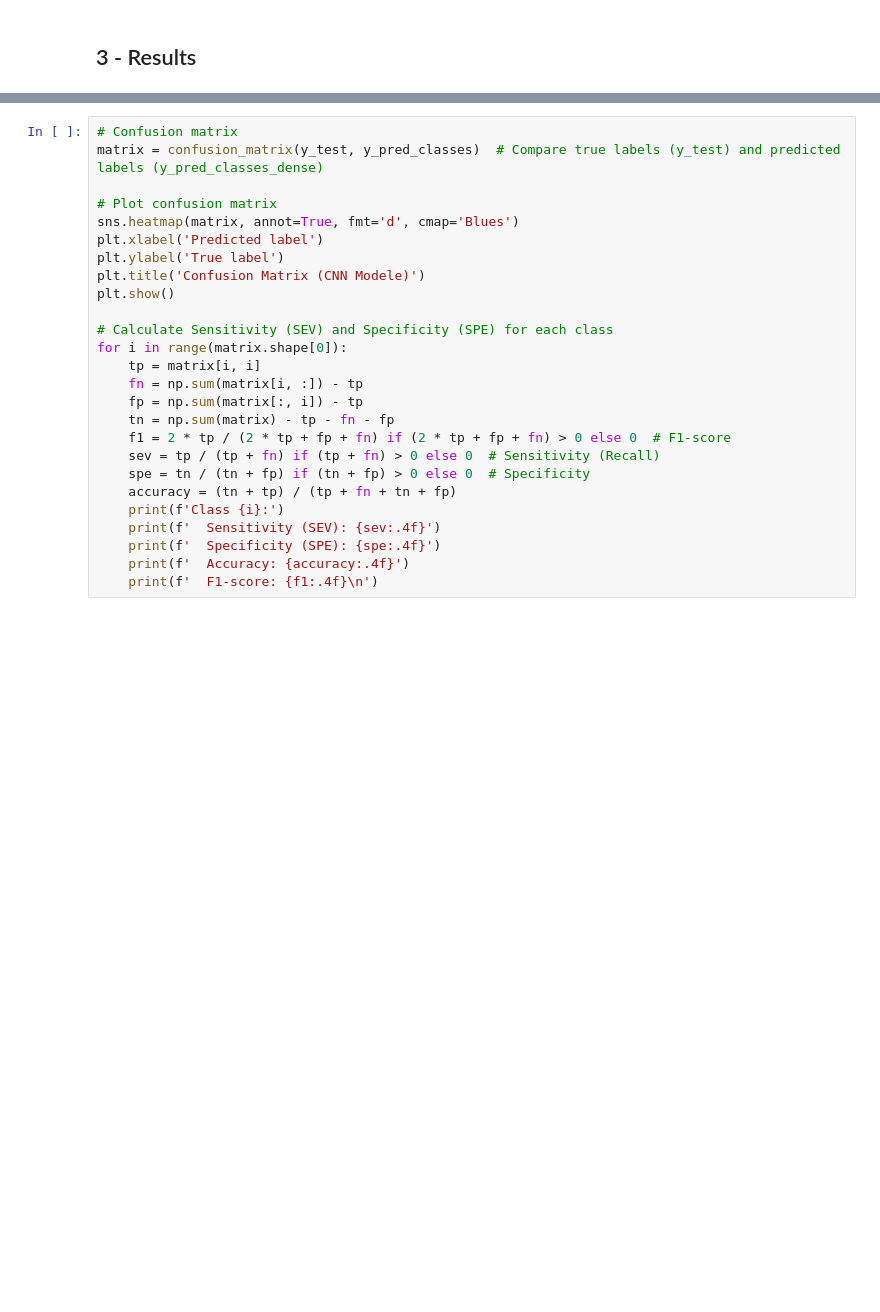
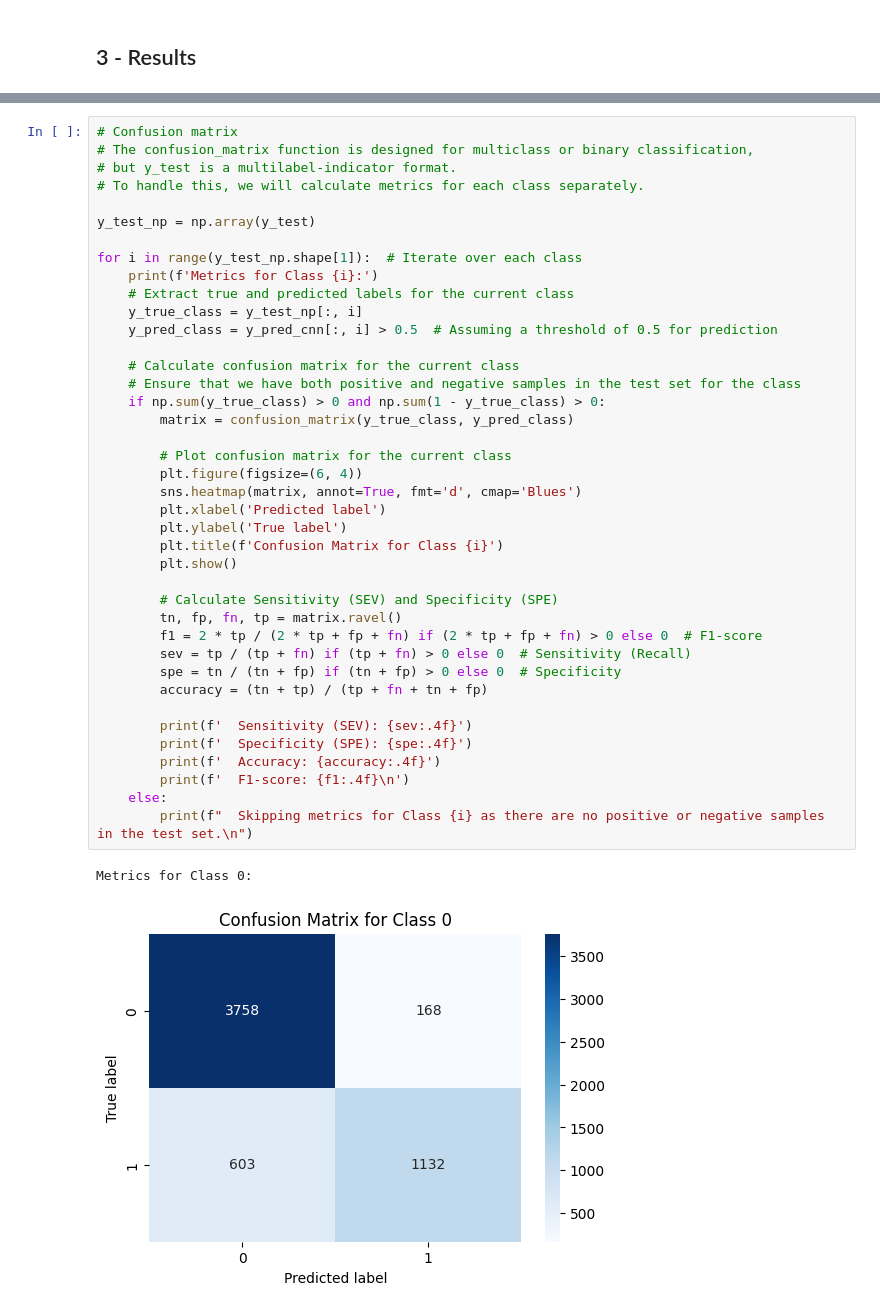
Before and after one commit to HugoBrtn/2-Projets_courts, a Jupyter notebook: Projet2-Deeploc/Deeploc_GRU.ipynb, the cells around one changed output, grey strips where cells are left out. Drawn from its saved outputs; the diff is of its cells as text; blank space fills up the shorter version.

```diff
--- a/Projet2-Deeploc/Deeploc_GRU.ipynb
+++ b/Projet2-Deeploc/Deeploc_GRU.ipynb
@@ -207,26 +235,43 @@ y_pred_classes = np.argmax(y_pred_cnn, axis=1)
 # %%
 # Confusion matrix
-matrix = confusion_matrix(y_test, y_pred_classes)  # Compare true labels (y_test) and predicted labels (y_pred_classes_dense)
+# The confusion_matrix function is designed for multiclass or binary classification,
+# but y_test is a multilabel-indicator format.
+# To handle this, we will calculate metrics for each class separately.
 
-# Plot confusion matrix
-sns.heatmap(matrix, annot=True, fmt='d', cmap='Blues')
-plt.xlabel('Predicted label')
-plt.ylabel('True label')
-plt.title('Confusion Matrix (CNN Modele)')
-plt.show()
+y_test_np = np.array(y_test)
 
-# Calculate Sensitivity (SEV) and Specificity (SPE) for each class
-for i in range(matrix.shape[0]):
-    tp = matrix[i, i]
-    fn = np.sum(matrix[i, :]) - tp
-    fp = np.sum(matrix[:, i]) - tp
-    tn = np.sum(matrix) - tp - fn - fp
-    f1 = 2 * tp / (2 * tp + fp + fn) if (2 * tp + fp + fn) > 0 else 0  # F1-score
-    sev = tp / (tp + fn) if (tp + fn) > 0 else 0  # Sensitivity (Recall)
-    spe = tn / (tn + fp) if (tn + fp) > 0 else 0  # Specificity
-    accuracy = (tn + tp) / (tp + fn + tn + fp)
-    print(f'Class {i}:')
-    print(f'  Sensitivity (SEV): {sev:.4f}')
-    print(f'  Specificity (SPE): {spe:.4f}')
-    print(f'  Accuracy: {accuracy:.4f}')
-    print(f'  F1-score: {f1:.4f}\n')
+for i in range(y_test_np.shape[1]):  # Iterate over each class
+    print(f'Metrics for Class {i}:')
+    # Extract true and predicted labels for the current class
+    y_true_class = y_test_np[:, i]
+    y_pred_class = y_pred_cnn[:, i] > 0.5  # Assuming a threshold of 0.5 for prediction
+
+    # Calculate confusion matrix for the current class
+    # Ensure that we have both positive and negative samples in the test set for the class
+    if np.sum(y_true_class) > 0 and np.sum(1 - y_true_class) > 0:
+        matrix = confusion_matrix(y_true_class, y_pred_class)
+
+        # Plot confusion matrix for the current class
+        plt.figure(figsize=(6, 4))
+        sns.heatmap(matrix, annot=True, fmt='d', cmap='Blues')
+        plt.xlabel('Predicted label')
+        plt.ylabel('True label')
+        plt.title(f'Confusion Matrix for Class {i}')
+        plt.show()
+
+        # Calculate Sensitivity (SEV) and Specificity (SPE)
+        tn, fp, fn, tp = matrix.ravel()
+        f1 = 2 * tp / (2 * tp + fp + fn) if (2 * tp + fp + fn) > 0 else 0  # F1-score
+        sev = tp / (tp + fn) if (tp + fn) > 0 else 0  # Sensitivity (Recall)
+        spe = tn / (tn + fp) if (tn + fp) > 0 else 0  # Specificity
+        accuracy = (tn + tp) / (tp + fn + tn + fp)
+
+        print(f'  Sensitivity (SEV): {sev:.4f}')
+        print(f'  Specificity (SPE): {spe:.4f}')
+        print(f'  Accuracy: {accuracy:.4f}')
+        print(f'  F1-score: {f1:.4f}\n')
+    else:
+        print(f"  Skipping metrics for Class {i} as there are no positive or negative samples in the test set.\n")
+# %% [output]
+Metrics for Class 0:
+[figure, added]
```
Also changed, not shown: parts of 10 cells of this notebook, 4 other files.
